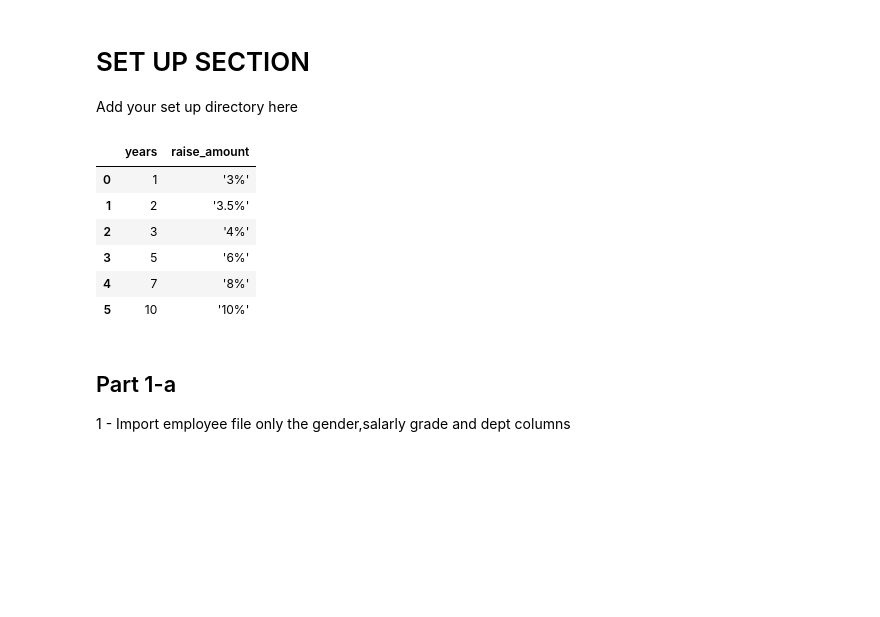
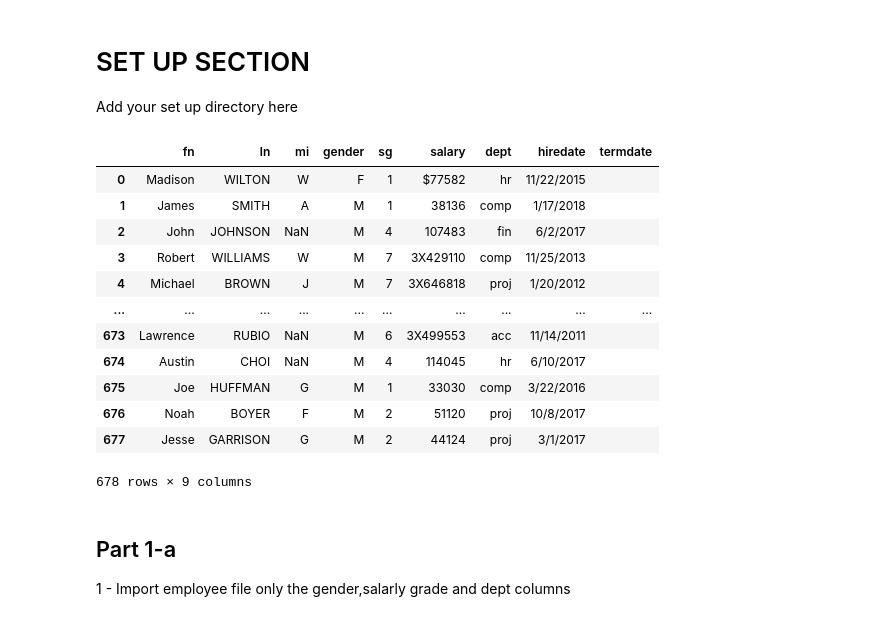
Before and after one commit to BrennanStopnik/401_work, a Jupyter notebook: Data_Science_Final/Stopnik_Brennan_DATASCIENCE_CAPSTONE_202306.ipynb, the cells around one changed output. Saved outputs shown, nothing was run; the diff lists cells and outputs as text; code cells hidden in the pictures; blank space fills up the shorter version.

```diff
--- a/Data_Science_Final/Stopnik_Brennan_DATASCIENCE_CAPSTONE_202306.ipynb
+++ b/Data_Science_Final/Stopnik_Brennan_DATASCIENCE_CAPSTONE_202306.ipynb
@@ -92,34 +92,40 @@ Add your set up directory here
 # %%
 import pandas as pd
 import numpy as np
 import matplotlib.pyplot as plt
 import math
 import statistics as stat
 from datetime import date
 import random
 
 # Read in data from all the files
 df_dept_file = pd.read_csv('dept_CAPSTONE.TXT', sep=',')
 df_dept_file = pd.DataFrame(df_dept_file)
 df_dept_file
 
 df_emp_file = pd.read_csv('emp_file_CAPSTONE.TXT', sep=',')
 df_emp_file = pd.DataFrame(df_emp_file)
 df_emp_file
 
 df_raises_file = pd.read_csv('raises_CAPSTONE.TXT', sep=',')
 df_raises_file = pd.DataFrame(df_raises_file)
 df_raises_file
 
-df_raises_file
+df_emp_file
 # %% [output]
-|  | years | raise_amount |
-| 0 | 1 | '3%' |
-| 1 | 2 | '3.5%' |
-| 2 | 3 | '4%' |
-| 3 | 5 | '6%' |
-| 4 | 7 | '8%' |
-| 5 | 10 | '10%' |
+|  | fn | ln | mi | gender | sg | salary | dept | hiredate | termdate |
+| 0 | Madison | WILTON | W | F | 1 | $77582 | hr | 11/22/2015 |  |
+| 1 | James | SMITH | A | M | 1 | 38136 | comp | 1/17/2018 |  |
+| 2 | John | JOHNSON | NaN | M | 4 | 107483 | fin | 6/2/2017 |  |
+| 3 | Robert | WILLIAMS | W | M | 7 | 3X429110 | comp | 11/25/2013 |  |
+| 4 | Michael | BROWN | J | M | 7 | 3X646818 | proj | 1/20/2012 |  |
+| ... | ... | ... | ... | ... | ... | ... | ... | ... | ... |
+| 673 | Lawrence | RUBIO | NaN | M | 6 | 3X499553 | acc | 11/14/2011 |  |
+| 674 | Austin | CHOI | NaN | M | 4 | 114045 | hr | 6/10/2017 |  |
+| 675 | Joe | HUFFMAN | G | M | 1 | 33030 | comp | 3/22/2016 |  |
+| 676 | Noah | BOYER | F | M | 2 | 51120 | proj | 10/8/2017 |  |
+| 677 | Jesse | GARRISON | G | M | 2 | 44124 | proj | 3/1/2017 |  |
+678 rows × 9 columns
 # %% [markdown]
 <h2>Part 1-a</h2>
 1 - Import employee file only the gender,salarly grade and dept columns
```
Also changed, not shown: parts of 1 cell of this notebook, 1 other file.
